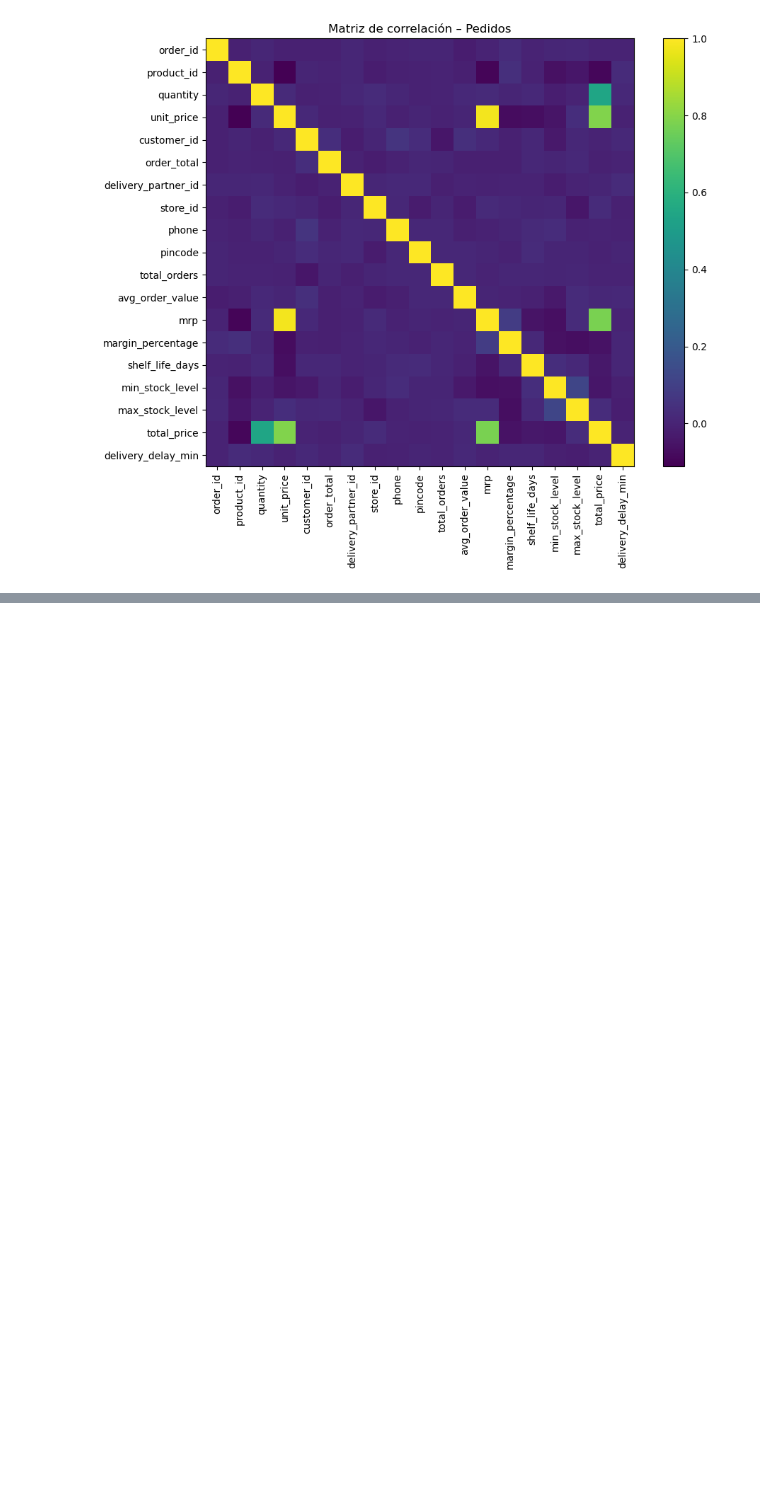
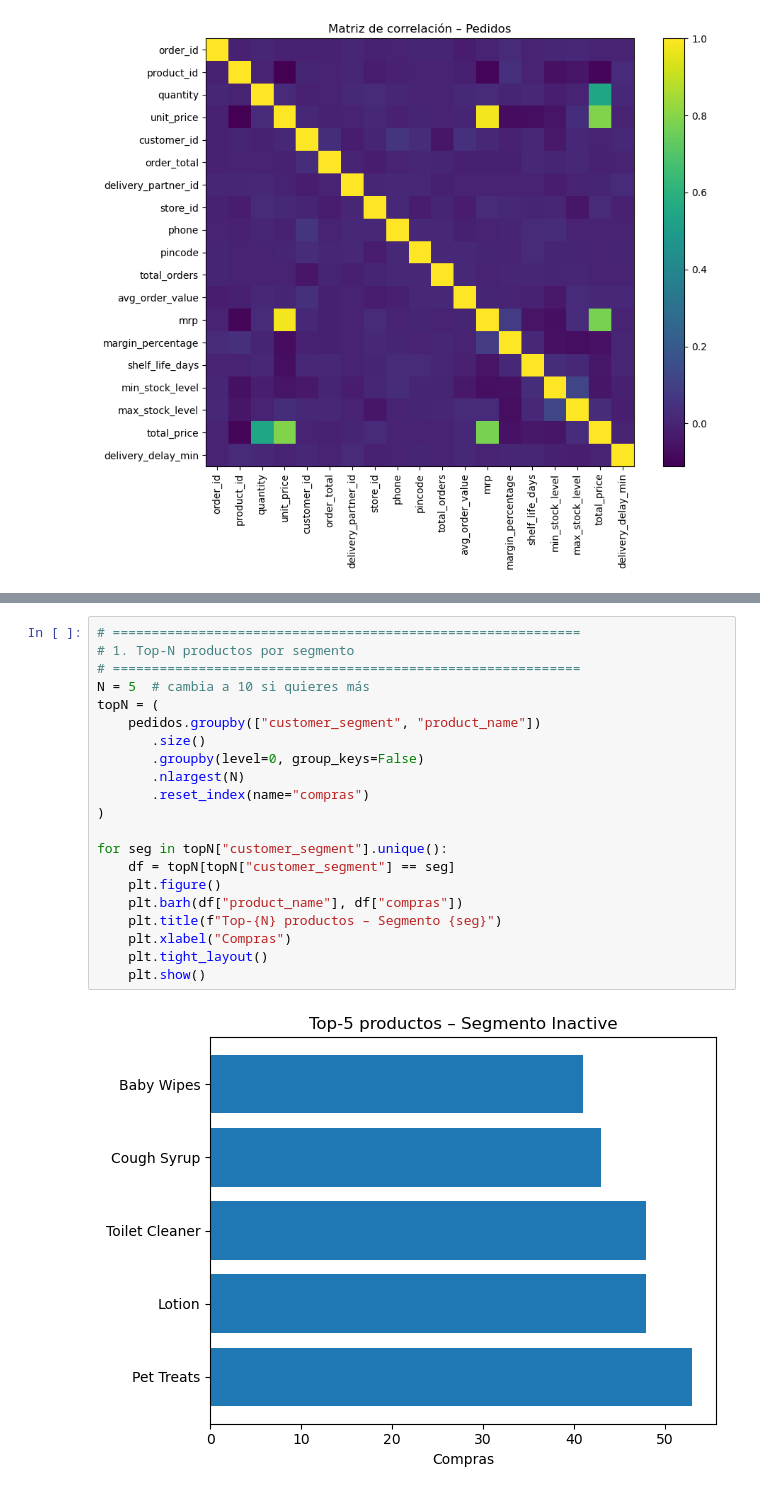
Before and after one commit to sharoncb96/Proyecto_despliegue, a Jupyter notebook: notebooks/Proyecto_Clustering.ipynb, the cells around one changed output, grey strips where cells are left out. Drawn from its saved outputs; the diff is of its cells as text; blank space fills up the shorter version.

```diff
--- a/notebooks/Proyecto_Clustering.ipynb
+++ b/notebooks/Proyecto_Clustering.ipynb
@@ -124,0 +257,23 @@ plt.show()
+# %%
+# ============================================================
+# 1. Top-N productos por segmento
+# ============================================================
+N = 5  # cambia a 10 si quieres más
+topN = (
+    pedidos.groupby(["customer_segment", "product_name"])
+       .size()
+       .groupby(level=0, group_keys=False)
+       .nlargest(N)
+       .reset_index(name="compras")
+)
+
+for seg in topN["customer_segment"].unique():
+    df = topN[topN["customer_segment"] == seg]
+    plt.figure()
+    plt.barh(df["product_name"], df["compras"])
+    plt.title(f"Top-{N} productos – Segmento {seg}")
+    plt.xlabel("Compras")
+    plt.tight_layout()
+    plt.show()
+# %% [output]
+[figure, added]
```
Also changed, not shown: parts of 31 cells of this notebook.
